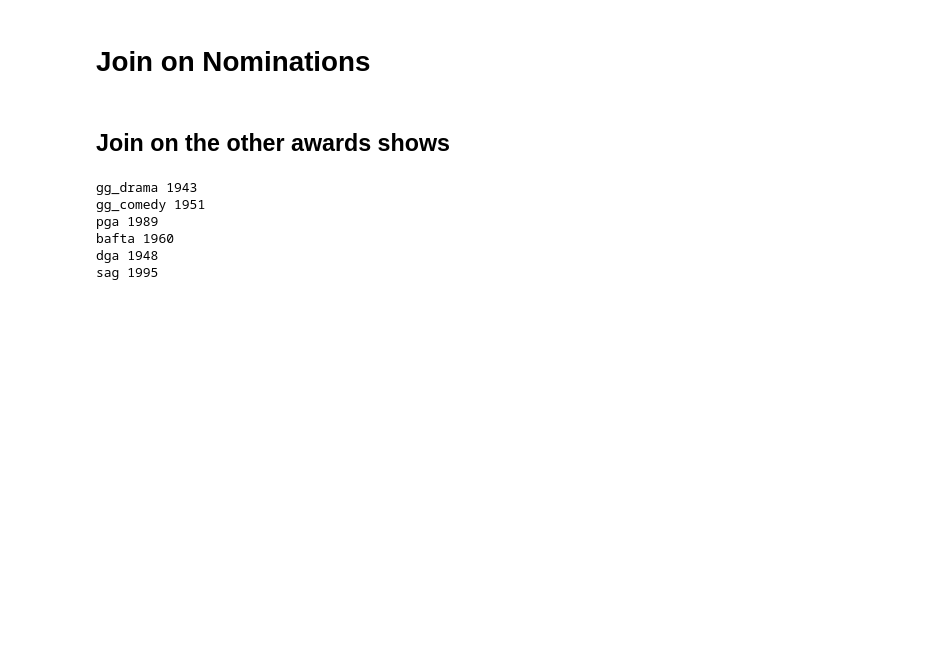
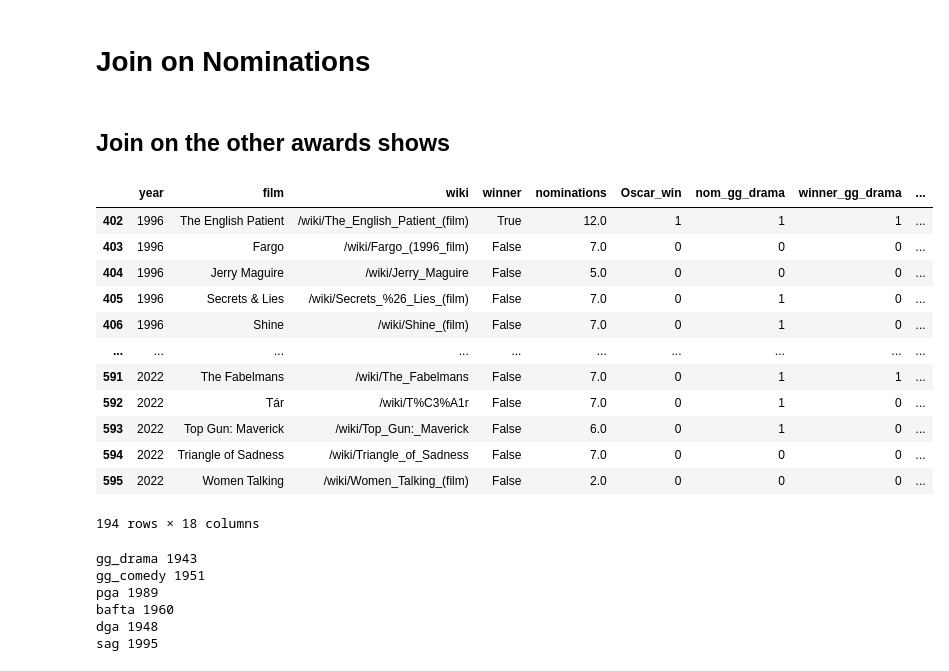
Before and after one commit to Aleksandra-dot/oscar_predictions, a Jupyter notebook: 2-table_assembling.ipynb, the cells around one changed output. Saved outputs shown, nothing was run; the diff lists cells and outputs as text; code cells hidden in the pictures; blank space fills up the shorter version.

```diff
--- a/2-table_assembling.ipynb
+++ b/2-table_assembling.ipynb
@@ -8,20 +9,39 @@ import numpy as np
 # %%
 #nominated and winners of best picture award Oscars from 1927 (year, title, wiki, winner(T/F))
 osc_scrape = pd.read_csv('./data/scraping_results/osc_bp.csv')
+osc_scrape['film'] = osc_scrape['film'].apply(lambda x: x.strip())
 #oscar nominations of award winning films (year, film, link, liczba nominacji, film_text)
 noms = pd.read_csv('./data/scraping_results/noms.csv')
 #like osc_scrape but for golden globes from 1943
 gg_drama = pd.read_csv('./data/scraping_results/gg_drama.csv')
+
+gg_drama['film'] = gg_drama['film'].apply(lambda x: re.sub(r'\s*\(.*\)', '', x))
+gg_drama['film'] = gg_drama['film'].apply(lambda x: x.strip())
 #like osc_scrape but for golden globes from 1951
 gg_comedy = pd.read_csv('./data/scraping_results/gg_comedy.csv')
+
+gg_comedy['film'] = gg_comedy['film'].apply(lambda x: re.sub(r'\s*\(.*\)', '', x))
+gg_comedy['film'] = gg_comedy['film'].apply(lambda x: x.strip())
 #producers guild year film wiki winner from 1989
 pga = pd.read_csv('./data/scraping_results/pga.csv')
+
+pga['film'] = pga['film'].apply(lambda x: re.sub(r'\s*\(.*\)', '', x))
+pga['film'] = pga['film'].apply(lambda x: x.strip())
 #from 1960
 bafta = pd.read_csv('./data/scraping_results/bafta.csv')
+
+bafta['film'] = bafta['film'].apply(lambda x: re.sub(r'\s*\(.*\)', '', x))
+bafta['film'] = bafta['film'].apply(lambda x: x.strip())
 #directors guild from 1948
 dga = pd.read_csv('./data/scraping_results/dgas.csv')
+
+dga['film'] = dga['film'].apply(lambda x: re.sub(r'\s*\(.*\)', '', x))
+dga['film'] = dga['film'].apply(lambda x: x.strip())
 #screen actors guild from 1995
 sag = pd.read_csv('./data/scraping_results/sag_ensemble.csv')
+
+sag['film'] = sag['film'].apply(lambda x: re.sub(r'\s*\(.*\)', '', x))
+sag['film'] = sag['film'].apply(lambda x: x.strip())
 # %% [markdown]
 # Join on Nominations
 # %%
@@ -62,6 +83,22 @@ scraped_names = ['gg_drama','gg_comedy','pga', 'bafta', 'dga', 'sag']
 
 for i in range(len(scraped_dfs)):
     osc_scrape = table_assemble(osc_scrape, scraped_dfs[i], scraped_names[i])
+# %%
+osc_scrape[osc_scrape['year']>1995]
+# %% [output]
+|  | year | film | wiki | winner | nominations | Oscar_win | nom_gg_drama | winner_gg_drama | ... |
+| 402 | 1996 | The English Patient | /wiki/The_English_Patient_(film) | True | 12.0 | 1 | 1 | 1 | ... |
+| 403 | 1996 | Fargo | /wiki/Fargo_(1996_film) | False | 7.0 | 0 | 0 | 0 | ... |
+| 404 | 1996 | Jerry Maguire | /wiki/Jerry_Maguire | False | 5.0 | 0 | 0 | 0 | ... |
+| 405 | 1996 | Secrets & Lies | /wiki/Secrets_%26_Lies_(film) | False | 7.0 | 0 | 1 | 0 | ... |
+| 406 | 1996 | Shine | /wiki/Shine_(film) | False | 7.0 | 0 | 1 | 0 | ... |
+| ... | ... | ... | ... | ... | ... | ... | ... | ... | ... |
+| 591 | 2022 | The Fabelmans | /wiki/The_Fabelmans | False | 7.0 | 0 | 1 | 1 | ... |
+| 592 | 2022 | Tár | /wiki/T%C3%A1r | False | 7.0 | 0 | 1 | 0 | ... |
+| 593 | 2022 | Top Gun: Maverick | /wiki/Top_Gun:_Maverick | False | 6.0 | 0 | 1 | 0 | ... |
+| 594 | 2022 | Triangle of Sadness | /wiki/Triangle_of_Sadness | False | 7.0 | 0 | 0 | 0 | ... |
+| 595 | 2022 | Women Talking | /wiki/Women_Talking_(film) | False | 2.0 | 0 | 0 | 0 | ... |
+194 rows × 18 columns
 # %%
 # Some awards didn't exist until certain years
 for i in range(len(scraped_dfs)):
```
Also changed, not shown: parts of 5 cells of this notebook, 6 other files.
